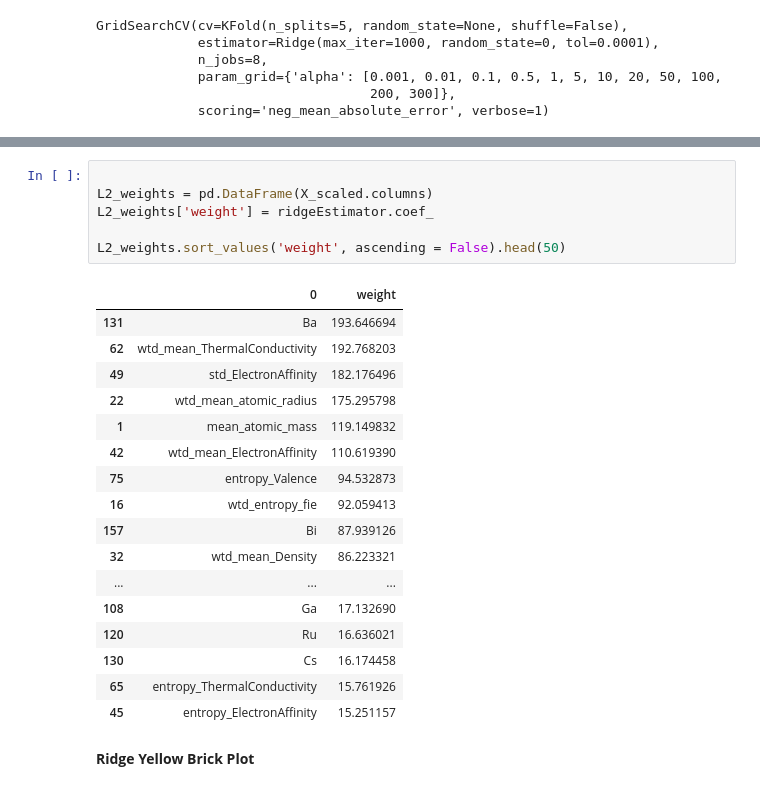
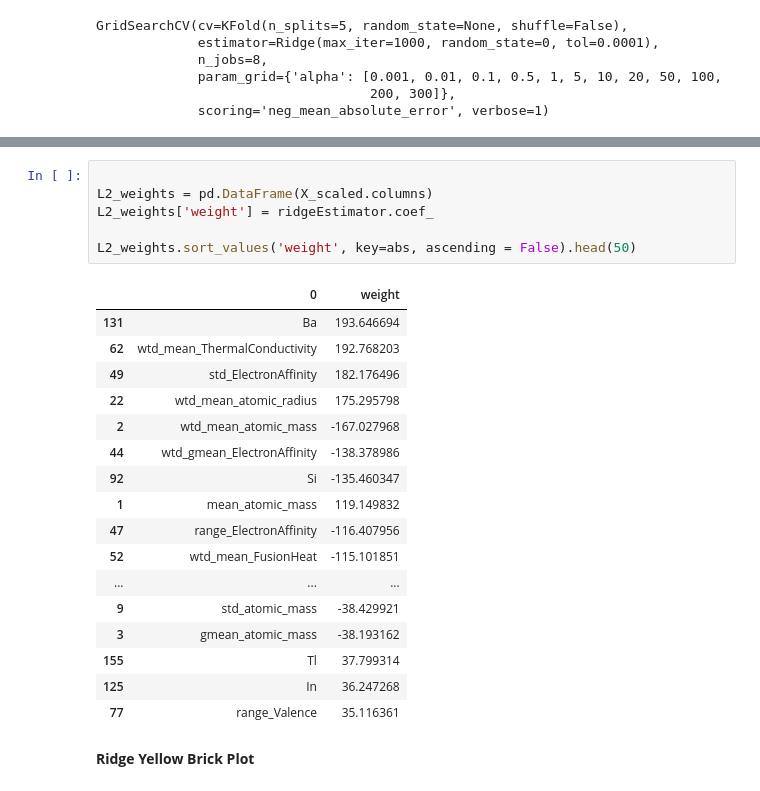
Before and after one commit to JosephLazarus/QTW, a Jupyter notebook: Case Study 1/Case Study 1-simplier.ipynb, the cells around one changed output, grey strips where cells are left out. Saved outputs shown, nothing was run; the diff lists cells and outputs as text.

```diff
--- a/Case Study 1/Case Study 1-simplier.ipynb
+++ b/Case Study 1/Case Study 1-simplier.ipynb
@@ -773,27 +773,27 @@ Prediction Error, Residual and Cook's D Plots
 # %%
 
 L2_weights = pd.DataFrame(X_scaled.columns)
 L2_weights['weight'] = ridgeEstimator.coef_
 
-L2_weights.sort_values('weight', ascending = False).head(50)
+L2_weights.sort_values('weight', key=abs, ascending = False).head(50)
 # %% [output]
 |  | 0 | weight |
 | 131 | Ba | 193.646694 |
 | 62 | wtd_mean_ThermalConductivity | 192.768203 |
 | 49 | std_ElectronAffinity | 182.176496 |
 | 22 | wtd_mean_atomic_radius | 175.295798 |
+| 2 | wtd_mean_atomic_mass | -167.027968 |
+| 44 | wtd_gmean_ElectronAffinity | -138.378986 |
+| 92 | Si | -135.460347 |
 | 1 | mean_atomic_mass | 119.149832 |
-| 42 | wtd_mean_ElectronAffinity | 110.619390 |
-| 75 | entropy_Valence | 94.532873 |
-| 16 | wtd_entropy_fie | 92.059413 |
-| 157 | Bi | 87.939126 |
-| 32 | wtd_mean_Density | 86.223321 |
+| 47 | range_ElectronAffinity | -116.407956 |
+| 52 | wtd_mean_FusionHeat | -115.101851 |
 | ... | ... | ... |
-| 108 | Ga | 17.132690 |
-| 120 | Ru | 16.636021 |
-| 130 | Cs | 16.174458 |
-| 65 | entropy_ThermalConductivity | 15.761926 |
-| 45 | entropy_ElectronAffinity | 15.251157 |
+| 9 | std_atomic_mass | -38.429921 |
+| 3 | gmean_atomic_mass | -38.193162 |
+| 155 | Tl | 37.799314 |
+| 125 | In | 36.247268 |
+| 77 | range_Valence | 35.116361 |
 # %% [markdown]
 **Ridge Yellow Brick Plot**
 <a id="RidgeYB">
```
Also changed, not shown: parts of 14 cells of this notebook.
